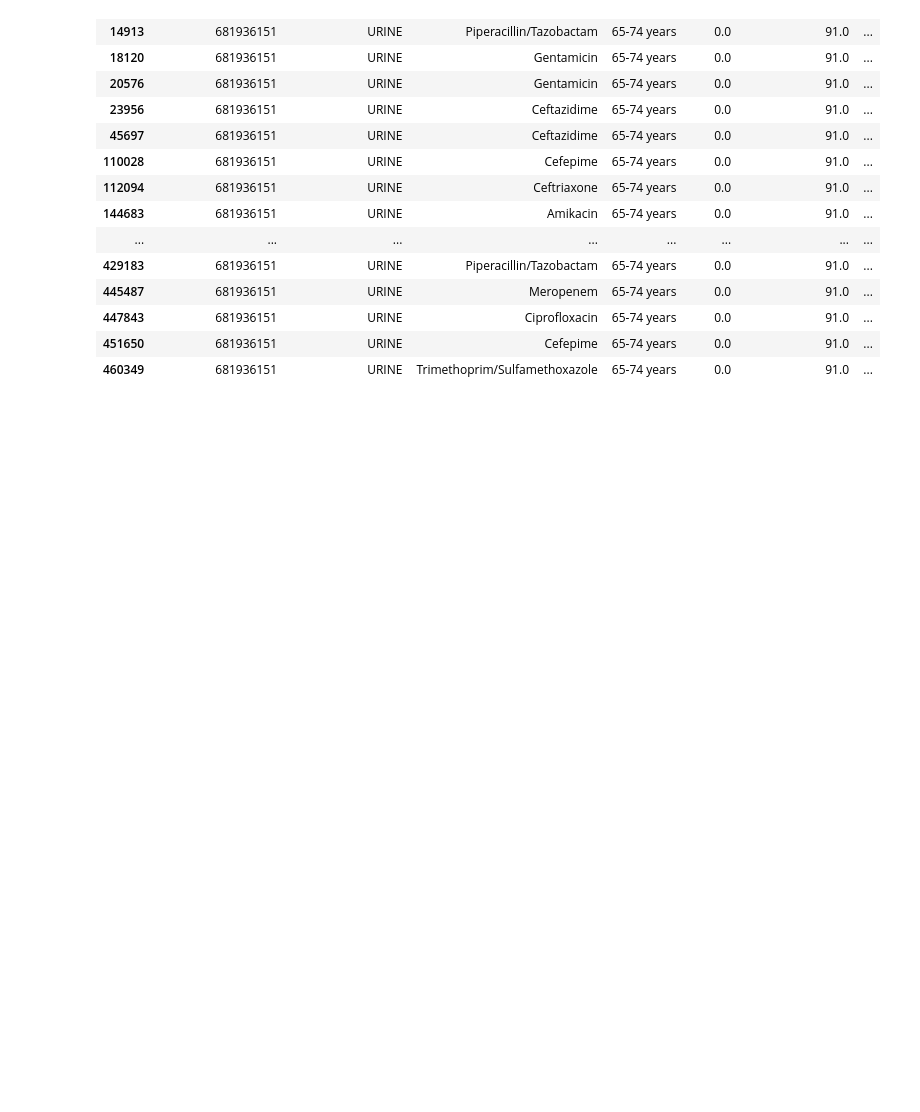
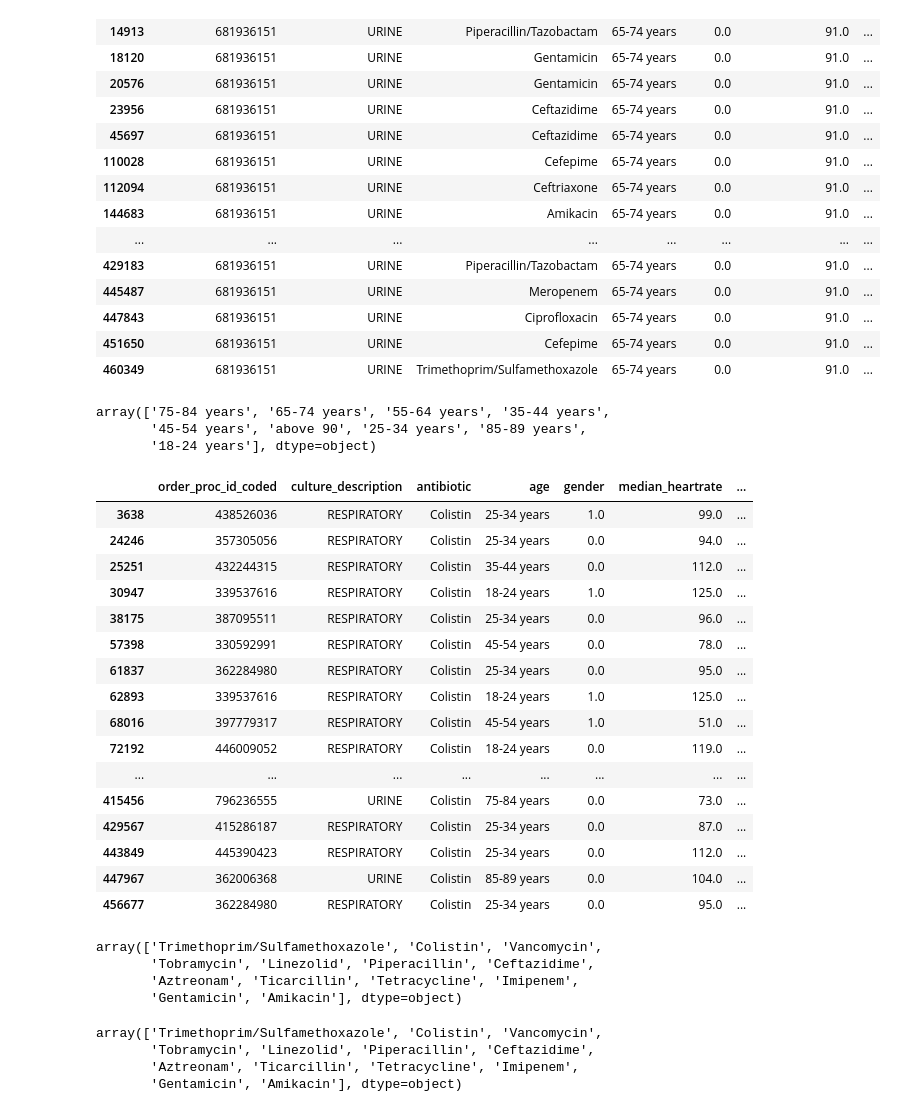
Before and after one commit to mohamed-abdelmonsef/antibiotic-prediction, a Jupyter notebook: notebooks/discover_patients.ipynb, the cells around one changed output. Cells and saved outputs as stored; diff of their text form; code cells hidden in the pictures; blank space fills up the shorter version.

```diff
--- a/notebooks/discover_patients.ipynb
+++ b/notebooks/discover_patients.ipynb
@@ -62,3 +62,29 @@ lst[lst['order_proc_id_coded']==681936151]
 | 447843 | 681936151 | URINE | Ciprofloxacin | 65-74 years | 0.0 | 91.0 | ... |
 | 451650 | 681936151 | URINE | Cefepime | 65-74 years | 0.0 | 91.0 | ... |
 | 460349 | 681936151 | URINE | Trimethoprim/Sulfamethoxazole | 65-74 years | 0.0 | 91.0 | ... |
+# %%
+df['age'].unique()
+# %% [output]
+array(['75-84 years', '65-74 years', '55-64 years', '35-44 years',
+       '45-54 years', 'above 90', '25-34 years', '85-89 years',
+       '18-24 years'], dtype=object)
+# %%
+df[df['antibiotic']=='Colistin']
+# %% [output]
+|  | order_proc_id_coded | culture_description | antibiotic | age | gender | median_heartrate | ... |
+| 3638 | 438526036 | RESPIRATORY | Colistin | 25-34 years | 1.0 | 99.0 | ... |
+| 24246 | 357305056 | RESPIRATORY | Colistin | 25-34 years | 0.0 | 94.0 | ... |
+| 25251 | 432244315 | RESPIRATORY | Colistin | 35-44 years | 0.0 | 112.0 | ... |
+| 30947 | 339537616 | RESPIRATORY | Colistin | 18-24 years | 1.0 | 125.0 | ... |
+| 38175 | 387095511 | RESPIRATORY | Colistin | 25-34 years | 0.0 | 96.0 | ... |
+| 57398 | 330592991 | RESPIRATORY | Colistin | 45-54 years | 0.0 | 78.0 | ... |
+| 61837 | 362284980 | RESPIRATORY | Colistin | 25-34 years | 0.0 | 95.0 | ... |
+| 62893 | 339537616 | RESPIRATORY | Colistin | 18-24 years | 1.0 | 125.0 | ... |
+| 68016 | 397779317 | RESPIRATORY | Colistin | 45-54 years | 1.0 | 51.0 | ... |
+| 72192 | 446009052 | RESPIRATORY | Colistin | 18-24 years | 0.0 | 119.0 | ... |
+| ... | ... | ... | ... | ... | ... | ... | ... |
+| 415456 | 796236555 | URINE | Colistin | 75-84 years | 0.0 | 73.0 | ... |
+| 429567 | 415286187 | RESPIRATORY | Colistin | 25-34 years | 0.0 | 87.0 | ... |
+| 443849 | 445390423 | RESPIRATORY | Colistin | 25-34 years | 0.0 | 112.0 | ... |
+| 447967 | 362006368 | URINE | Colistin | 85-89 years | 0.0 | 104.0 | ... |
+| 456677 | 362284980 | RESPIRATORY | Colistin | 25-34 years | 0.0 | 95.0 | ... |
@@ -64,0 +93,14 @@ lst[lst['order_proc_id_coded']==681936151]
+# %%
+ff['antibiotic'].unique()
+# %% [output]
+array(['Trimethoprim/Sulfamethoxazole', 'Colistin', 'Vancomycin',
+       'Tobramycin', 'Linezolid', 'Piperacillin', 'Ceftazidime',
+       'Aztreonam', 'Ticarcillin', 'Tetracycline', 'Imipenem',
+       'Gentamicin', 'Amikacin'], dtype=object)
+# %%
+(df[df['order_proc_id_coded']==339537616])['antibiotic'].unique()
+# %% [output]
+array(['Trimethoprim/Sulfamethoxazole', 'Colistin', 'Vancomycin',
+       'Tobramycin', 'Linezolid', 'Piperacillin', 'Ceftazidime',
+       'Aztreonam', 'Ticarcillin', 'Tetracycline', 'Imipenem',
+       'Gentamicin', 'Amikacin'], dtype=object)
```
Also changed, not shown: parts of 2 cells of this notebook, 5 other files.
